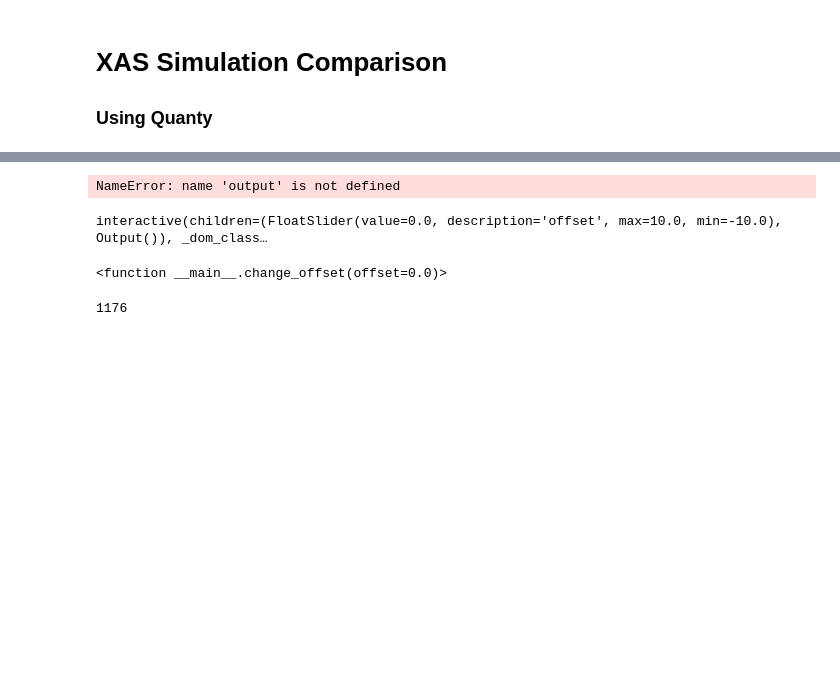
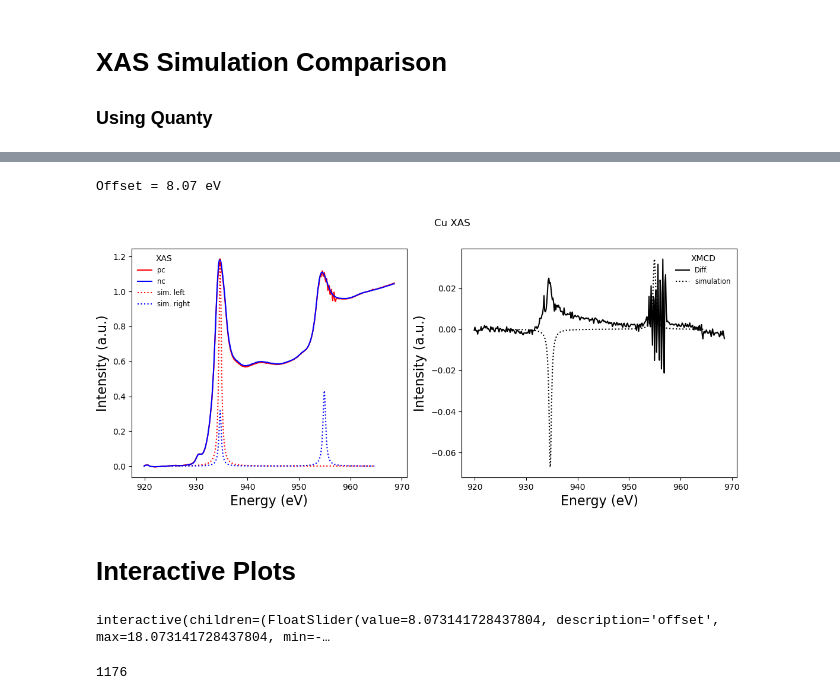
Before and after one commit to DanPorter/xas-simulator, a Jupyter notebook: xas_simulator/notebooks/xas_notebook.ipynb, the cells around one changed output, grey strips where cells are left out. Cells and saved outputs as stored; diff of their text form; code cells hidden in the pictures; blank space fills up the shorter version.

```diff
--- a/xas_simulator/notebooks/xas_notebook.ipynb
+++ b/xas_simulator/notebooks/xas_notebook.ipynb
@@ -102,41 +156,72 @@ Deviations:
 # %%
 # Guess offset
 simulation_max = output['xas_left_energy'][np.argmax(output['xas_left'])]
-experiment_max = av_energy[np.argmax(interp_pc)]
+experiment_max = av_energy[np.argmax(next(iter(signals.values())))]
 ini_offset = experiment_max - simulation_max
 print(f"Offset = {ini_offset:.2f} eV")
 # %% [output]
-NameError: name 'output' is not defined
+Offset = 8.07 eV
+# %%
+# Plot Comparison
+fig, ax = plt.subplots(1, 2, figsize=(12, 5), dpi=100)
+fig.subplots_adjust(left=0.05)
+fig.suptitle(f"{simulation.ion} XAS")
+
+left = output['xas_left'] * max(norm_signals['nc']) / max(output['xas_left'])
+right = output['xas_right'] * max(norm_signals['pc']) / max(output['xas_left'])
+xmcd = output['xmcd'] * max(result) / max(output['xmcd'])
+
+ax[0].plot(av_energy, norm_signals['pc'], '-r', label='pc')
+ax[0].plot(av_energy, norm_signals['nc'], '-b', label='nc')
+ax[0].plot(output['xas_left_energy'] + ini_offset, left, ':r', label='sim. left')
+ax[0].plot(output['xas_right_energy'] + ini_offset, right, ':b', label='sim. right')
+ax[0].legend(fontsize='small', title='XAS', frameon=False)
+ax[0].set_ylabel('Intensity (a.u.)', fontsize=16)
+ax[0].set_xlabel('Energy (eV)', fontsize=16)
+
+ax[1].plot(av_energy, result, '-k', label='Diff.')
+ax[1].plot(output['xmcd_energy'] + ini_offset, xmcd, ':k', label='simulation')
+ax[1].legend(fontsize='small', title='XMCD', frameon=False)
+ax[1].set_ylabel('Intensity (a.u.)', fontsize=16)
+ax[1].set_xlabel('Energy (eV)', fontsize=16)
+
+plt.show()
+# %% [output]
+[figure, added]
+# %% [markdown]
+# Interactive Plots
 # %%
-def change_offset(offset=ini_offset):
-    fig, ax = plt.subplots(2, sharex=True, figsize=(10, 10))
+def change_offset(offset=ini_offset, scale=1.0, flip=False):
+    fig, ax = plt.subplots(1, 2, figsize=(12, 5), dpi=100)
+    fig.subplots_adjust(left=0.05)
     fig.suptitle(f"{simulation.ion} XAS")
 
-    left = output['xas_left'] * max(interp_nc) / max(output['xas_left'])
-    right = output['xas_right'] * max(interp_pc) / max(output['xas_left'])
-    xmcd = output['xmcd'] * max(diff) / max(output['xmcd'])
+    flip = -1 if flip else 1
 
-    ax[0].plot(av_energy, interp_pc, '-r', label='pc')
-    ax[0].plot(av_energy, interp_nc, '-b', label='nc')
+    left = scale * output['xas_left'] * max(norm_signals['nc']) / max(output['xas_left'])
+    right = scale * output['xas_right'] * max(norm_signals['pc']) / max(output['xas_left'])
+    xmcd = flip * scale * output['xmcd'] * max(result) / max(output['xmcd'])
+
+    ax[0].plot(av_energy, norm_signals['pc'], '-r', label='pc')
+    ax[0].plot(av_energy, norm_signals['nc'], '-b', label='nc')
     ax[0].plot(output['xas_left_energy'] + offset, left, ':r', label='sim. left')
     ax[0].plot(output['xas_right_energy'] + offset, right, ':b', label='sim. right')
-    ax[0].legend(fontsize=14, title='XAS')
+    ax[0].legend(fontsize='small', title='XAS', frameon=False)
     ax[0].set_ylabel('Intensity (a.u.)', fontsize=16)
     ax[0].set_xlabel('Energy (eV)', fontsize=16)
 
-    ax[1].plot(av_energy, diff, '-k', label='pc - nc')
+    ax[1].plot(av_energy, result, '-k', label='Diff.')
     ax[1].plot(output['xmcd_energy'] + offset, xmcd, ':k', label='simulation')
-    ax[1].legend(fontsize=14, title='XMCD')
+    ax[1].legend(fontsize='small', title='XMCD', frameon=False)
     ax[1].set_ylabel('Intensity (a.u.)', fontsize=16)
     ax[1].set_xlabel('Energy (eV)', fontsize=16)
 
     plt.show()
 
 
-widgets.interact(change_offset, offset=(ini_offset - 10.0, ini_offset + 10.0));
+widgets.interact(change_offset, offset=(ini_offset - 10.0, ini_offset + 10.0), scale=(0.1, 10.0));
 # %% [output]
-interactive(children=(FloatSlider(value=0.0, description='offset', max=10.0, min=-10.0), Output()), _dom_class…
+interactive(children=(FloatSlider(value=8.073141728437804, description='offset', max=18.073141728437804, min=-…
-<function __main__.change_offset(offset=0.0)>
 # %%
 exp = Experiment(os.path.dirname(data_files[0]))
 files = exp.all_files()
```
Also changed, not shown: parts of 10 cells of this notebook, 7 other files.
